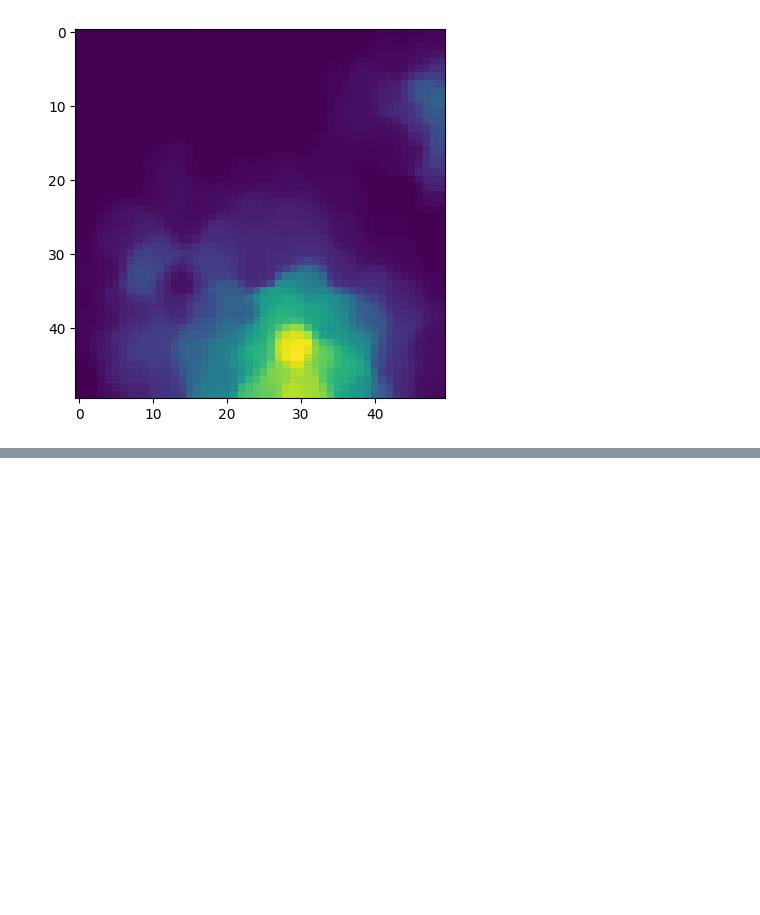
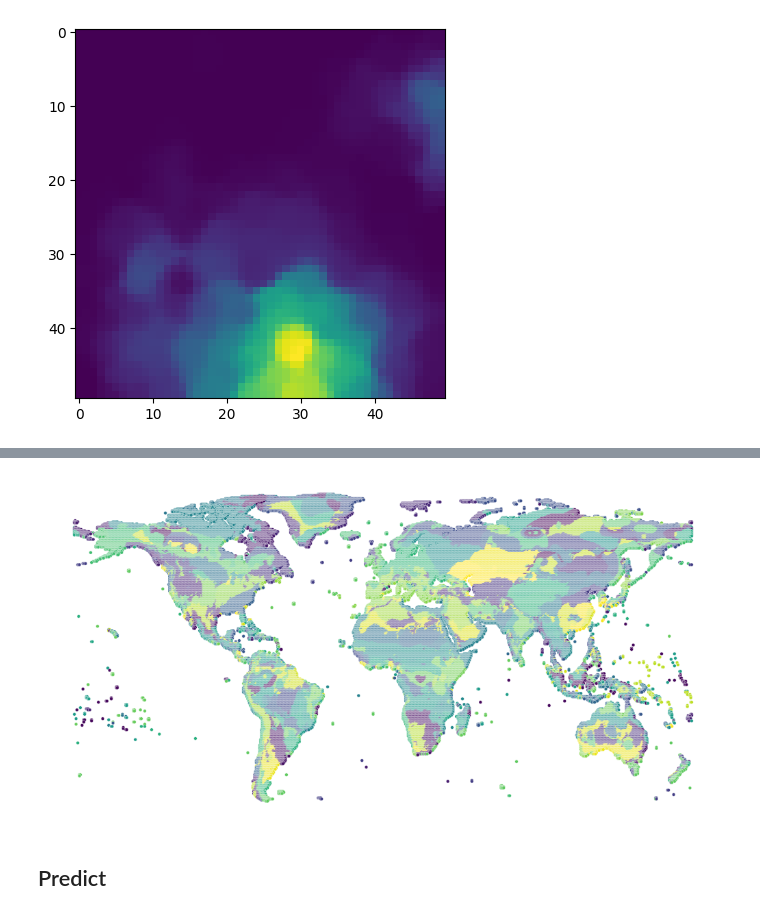
Before and after one commit to dadavie/planetary_garden, a Jupyter notebook: notebooks/Notebook_DavidSchildberger_Model.ipynb, the cells around one changed output, grey strips where cells are left out. Saved outputs shown, nothing was run; the diff lists cells and outputs as text; code cells hidden in the pictures; blank space fills up the shorter version.

Commit message:
first kmeans clustering tests inkl projections

```diff
--- a/notebooks/Notebook_DavidSchildberger_Model.ipynb
+++ b/notebooks/Notebook_DavidSchildberger_Model.ipynb
@@ -105,0 +139,5 @@ plt.show()
+# %%
+dd = dd.astype(float)
+dd.dropna(inplace=True)
+dd.reset_index(inplace=True, drop=True)
+sel_data = dd.iloc[:,3:]
@@ -105,0 +146,16 @@ plt.show()
+# %%
+# Scaling
+scaler = StandardScaler()
+scaled_data = scaler.fit_transform(sel_data)
+# Initialize K-Means
+num_clusters = 100
+kmeans = KMeans(
+    init="random",
+    n_clusters=num_clusters,
+    n_init=10,
+    max_iter=300,
+    random_state=42
+)
+# %%
+%%time
+kmeans.fit(scaled_data)
@@ -105,0 +166,2 @@ plt.show()
+# %%
+dd['Cluster_No'] = kmeans.labels_
@@ -105,0 +177,18 @@ plt.show()
+# %%
+plt.figure(figsize=(16, 8), dpi=80)
+g = seaborn.scatterplot(data=dd,  x=2, y=1, hue='Cluster_No', legend=False, palette="viridis", size=0.01)
+g.invert_yaxis()
+
+# Hide the right and top spines
+g.spines.right.set_visible(False)
+g.spines.top.set_visible(False)
+g.spines.left.set_visible(False)
+g.spines.bottom.set_visible(False)
+g.set(xlabel=None)
+g.set(ylabel=None)
+g.tick_params(labelleft=False, left=False, labelbottom=False, bottom=False)
+plt.show()
+# %% [output]
+[figure, added]
+# %% [markdown]
+## Predict
```
Also changed, not shown: parts of 14 cells of this notebook.
